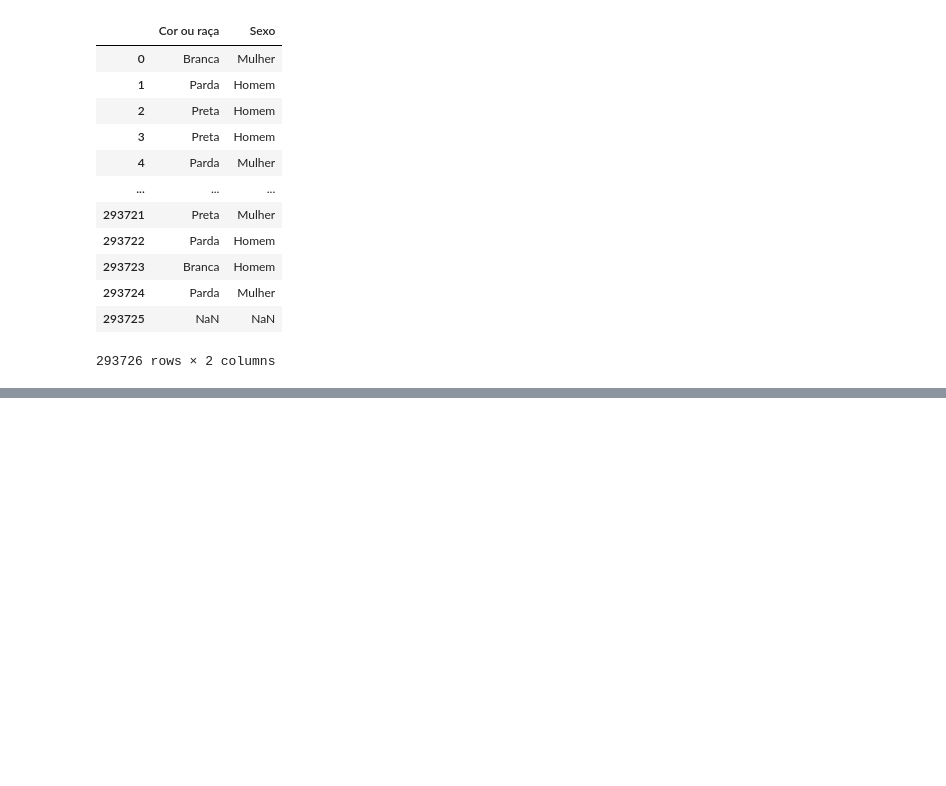
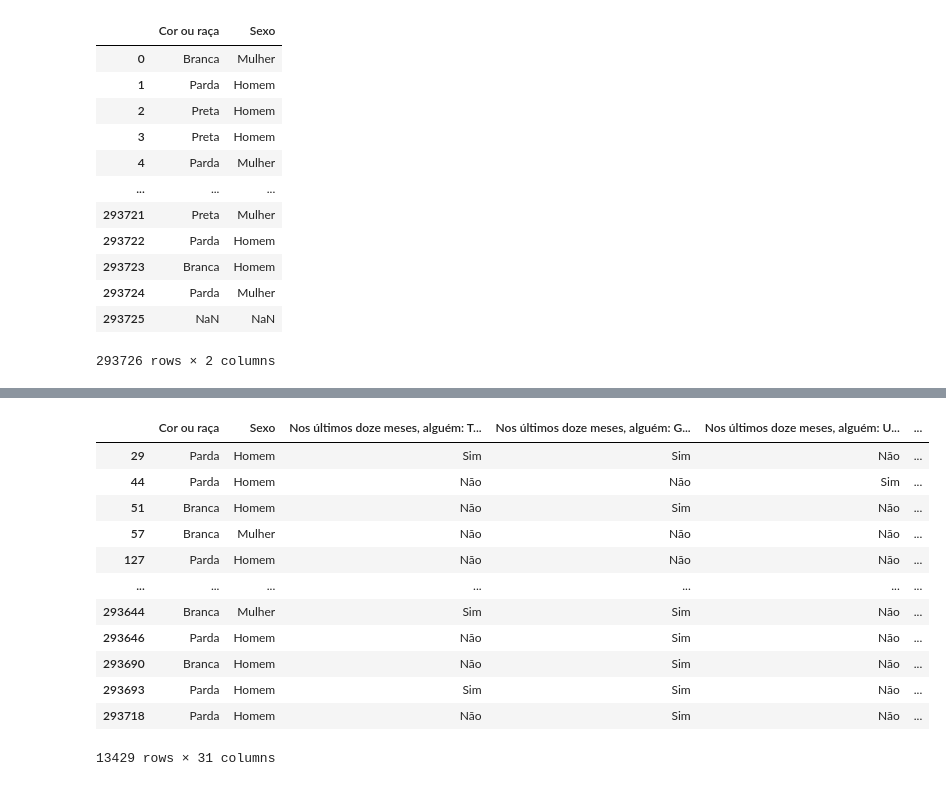
Before and after one commit to andresalves01/trabalho-ia, a Jupyter notebook: tranalhoia.ipynb, the cells around one changed output, grey strips where cells are left out. Saved outputs shown, nothing was run; the diff lists cells and outputs as text; code cells hidden in the pictures; blank space fills up the shorter version.

```diff
--- a/tranalhoia.ipynb
+++ b/tranalhoia.ipynb
@@ -103,0 +102,4 @@ display(violence_df)
+# %%
+violence_df = violence_df.dropna(subset=["Cor ou raça"])
+violence_df = violence_df.drop(index=violence_df[violence_df["Cor ou raça"] == "Ignorado"].index)
+display(violence_df)
@@ -310,0 +260,16 @@ violence_df_limpo = remover_inconsistencias(violence_df, grupos_de_colunas)
+# %%
+cleaned_violence_df
+# %% [output]
+|  | Cor ou raça | Sexo | Nos últimos doze meses, alguém: T... | Nos últimos doze meses, alguém: G... | Nos últimos doze meses, alguém: U... | ... |
+| 29 | Parda | Homem | Sim | Sim | Não | ... |
+| 44 | Parda | Homem | Não | Não | Sim | ... |
+| 51 | Branca | Homem | Não | Sim | Não | ... |
+| 57 | Branca | Mulher | Não | Não | Não | ... |
+| 127 | Parda | Homem | Não | Não | Não | ... |
+| ... | ... | ... | ... | ... | ... | ... |
+| 293644 | Branca | Mulher | Sim | Sim | Não | ... |
+| 293646 | Parda | Homem | Não | Sim | Não | ... |
+| 293690 | Branca | Homem | Não | Sim | Não | ... |
+| 293693 | Parda | Homem | Sim | Sim | Não | ... |
+| 293718 | Parda | Homem | Não | Sim | Não | ... |
+13429 rows × 31 columns
```
Also changed, not shown: parts of 12 cells of this notebook.
